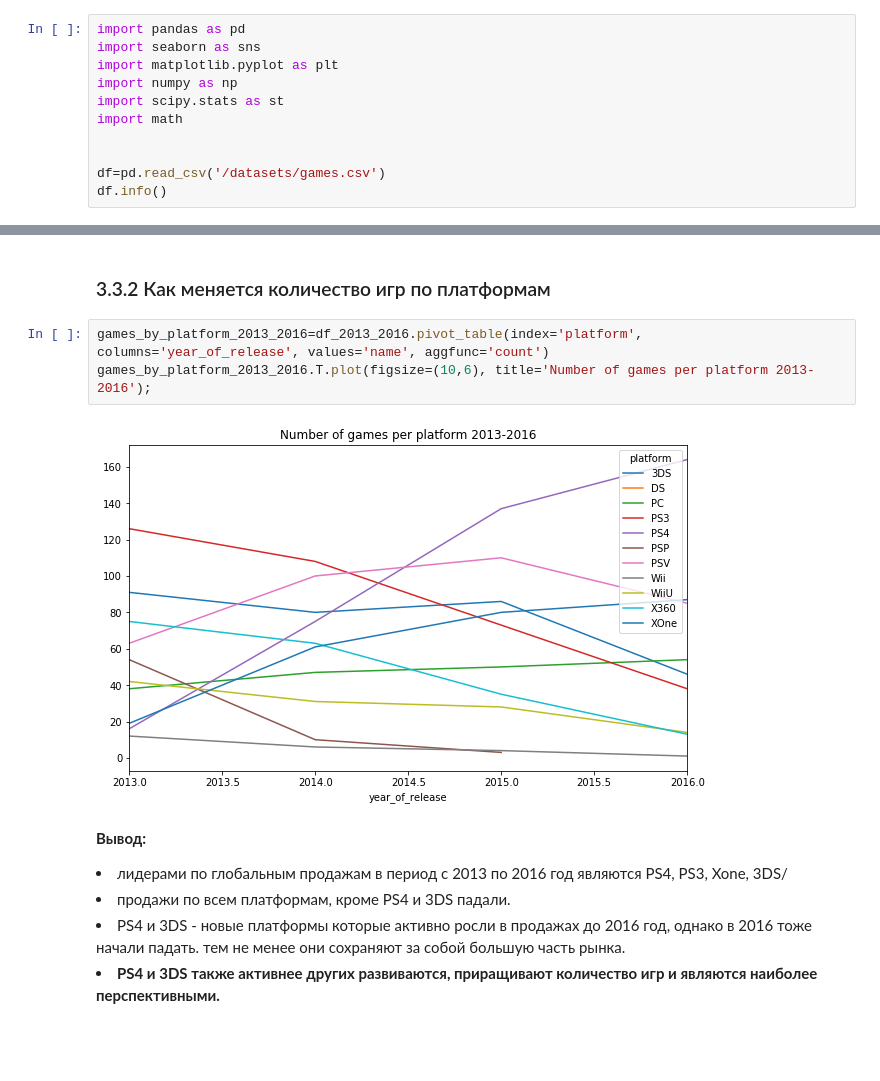
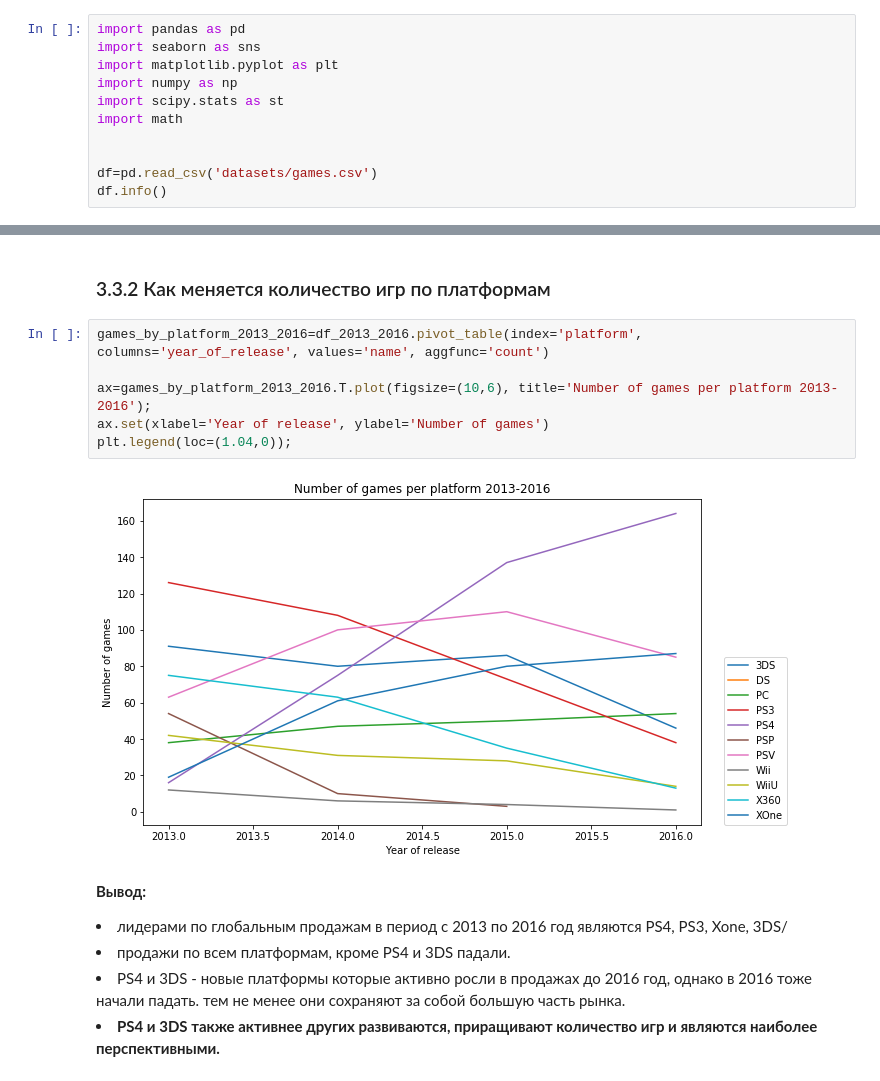
Before and after one commit to iamkatya/Yandex-Practikum, a Jupyter notebook: Анализ трендов рынка компьютерных игр/Game_market_analysis.ipynb, the cells around one changed output, grey strips where cells are left out. Saved outputs shown, nothing was run; the diff lists cells and outputs as text; blank space fills up the shorter version.

```diff
--- a/Анализ трендов рынка компьютерных игр/Game_market_analysis.ipynb
+++ b/Анализ трендов рынка компьютерных игр/Game_market_analysis.ipynb
@@ -30,7 +32,7 @@ import scipy.stats as st
 import math
 
 
-df=pd.read_csv('/datasets/games.csv')
+df=pd.read_csv('datasets/games.csv')
 df.info()
 # %% [output]
 <class 'pandas.core.frame.DataFrame'>
@@ -213,9 +234,12 @@ dtype: float64
 ### 3.3.2 Как меняется количество игр по платформам <a class="anchor" id="3.3.2"></a>
 # %%
 games_by_platform_2013_2016=df_2013_2016.pivot_table(index='platform', columns='year_of_release', values='name', aggfunc='count')
-games_by_platform_2013_2016.T.plot(figsize=(10,6), title='Number of games per platform 2013-2016');
+
+ax=games_by_platform_2013_2016.T.plot(figsize=(10,6), title='Number of games per platform 2013-2016');
+ax.set(xlabel='Year of release', ylabel='Number of games')
+plt.legend(loc=(1.04,0));
 # %% [output]
-[figure, old version]
+[figure, new version]
 # %% [markdown]
 <b>Вывод:</b>
 <li> лидерами по глобальным продажам в период с 2013 по 2016 год являются PS4, PS3, Xone, 3DS/
```
Also changed, not shown: parts of 36 cells of this notebook.
